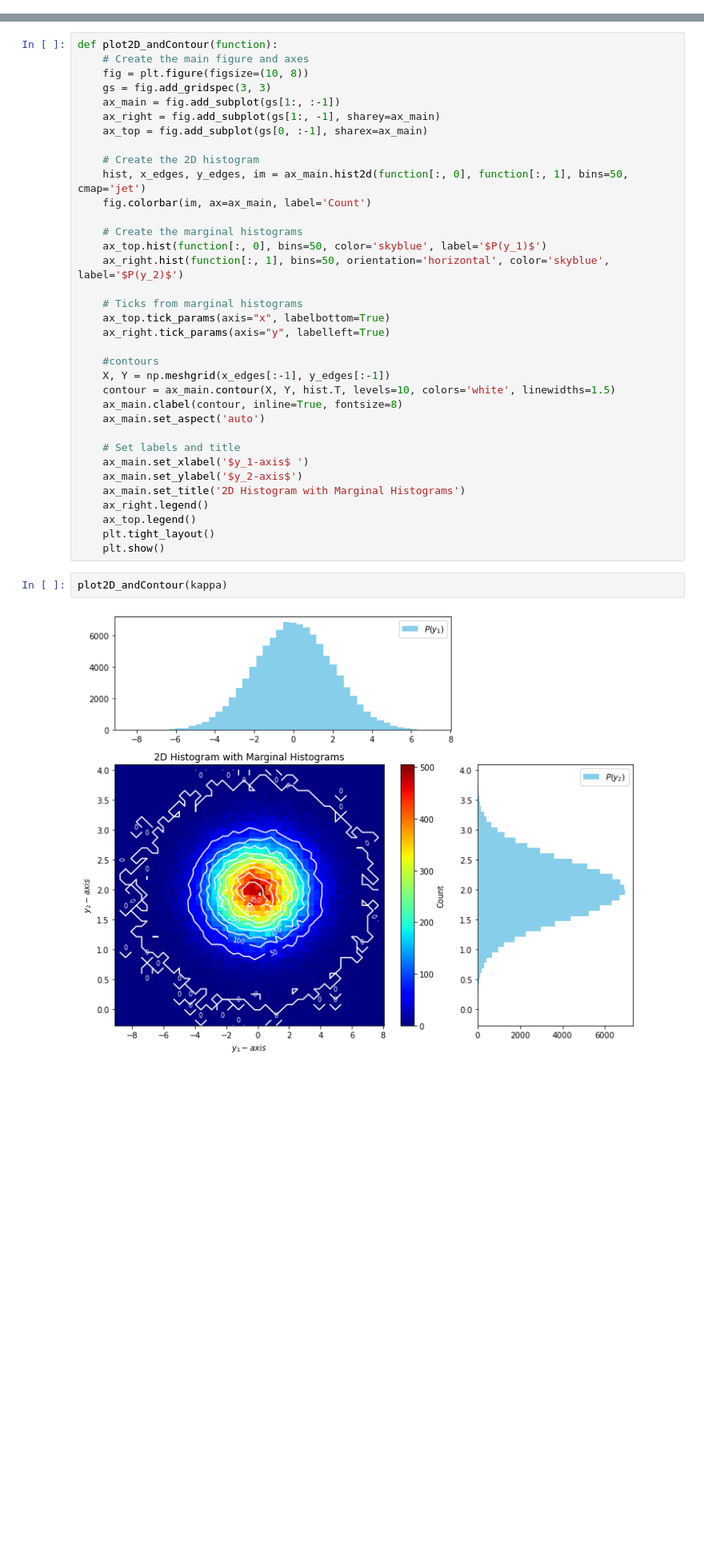
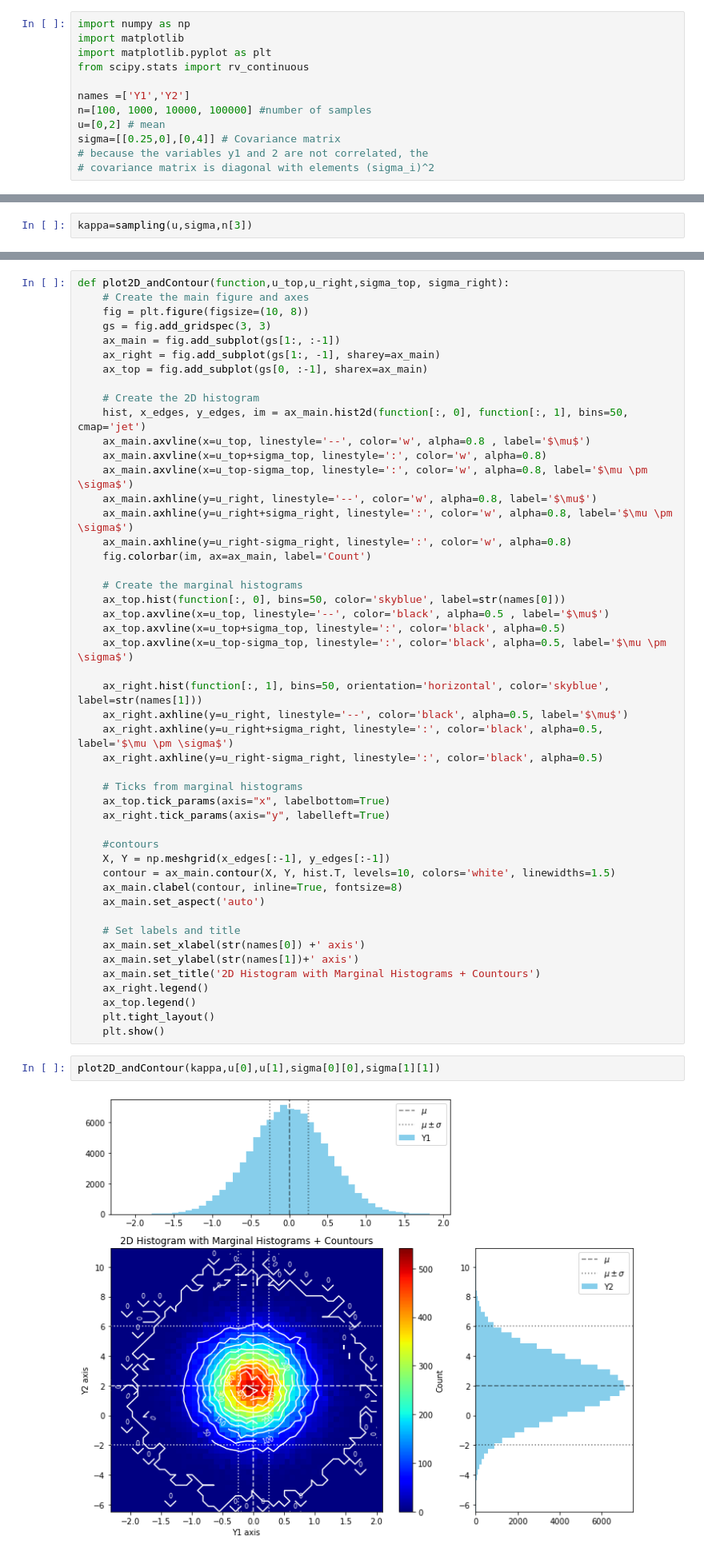
Before and after one commit to dianalopez507/master-bonn-stat-methods, a Jupyter notebook: Ex.2/Final/Draft_MAINVersion_Stat_P02_Marek_Yanhanle_Diana.ipynb, the cells around one changed output, grey strips where cells are left out. Shown: that part at 80% size. Cells and saved outputs as stored; diff of their text form; blank space fills up the shorter version.

```diff
--- a/Ex.2/Final/Draft_MAINVersion_Stat_P02_Marek_Yanhanle_Diana.ipynb
+++ b/Ex.2/Final/Draft_MAINVersion_Stat_P02_Marek_Yanhanle_Diana.ipynb
@@ -29,4 +29,16 @@ Finally, we acquire:
 $$P(y_1,y_2)= \frac{1}{2\pi \sigma_1 \sigma_2}e^{-\frac{(y_1-\mu_1)^2}{2\sigma_1^2}-\frac{(y_2-\mu_2)^2}{2\sigma_2^2}}  $$
 # %% [markdown]
 - (ii) Use `numpy` to draw $n$ samples of $y^i_1, y^i_2$ from this distribution. You can start with $n=100$ and see what happens if you increase $n$.
+# %%
+import numpy as np
+import matplotlib
+import matplotlib.pyplot as plt
+from scipy.stats import rv_continuous
+
+names =['Y1','Y2']
+n=[100, 1000, 10000, 100000] #number of samples
+u=[0,2] # mean
+sigma=[[0.25,0],[0,4]] # Covariance matrix
+# because the variables y1 and 2 are not correlated, the
+# covariance matrix is diagonal with elements (sigma_i)^2
 # %%
@@ -100,3 +77,5 @@ plot2D=plotting2D(kappa)
 # %% [markdown]
 Marginal plots:
+# %%
+kappa=sampling(u,sigma,n[3])
 # %%
@@ -135,7 +129,7 @@ plot2D(kappa)
 # %% [markdown]
 (iv) Use `matplotlib` to obtain a contour plot from the 2D samples. Overplot it on your 2D historgram and compare.
 # %%
-def plot2D_andContour(function):
+def plot2D_andContour(function,u_top,u_right,sigma_top, sigma_right):
     # Create the main figure and axes
     fig = plt.figure(figsize=(10, 8))
     gs = fig.add_gridspec(3, 3)
@@ -145,11 +139,24 @@ def plot2D_andContour(function):
 
     # Create the 2D histogram
     hist, x_edges, y_edges, im = ax_main.hist2d(function[:, 0], function[:, 1], bins=50, cmap='jet')
+    ax_main.axvline(x=u_top, linestyle='--', color='w', alpha=0.8 , label='$\mu$')
+    ax_main.axvline(x=u_top+sigma_top, linestyle=':', color='w', alpha=0.8)
+    ax_main.axvline(x=u_top-sigma_top, linestyle=':', color='w', alpha=0.8, label='$\mu \pm \sigma$')
+    ax_main.axhline(y=u_right, linestyle='--', color='w', alpha=0.8, label='$\mu$')
+    ax_main.axhline(y=u_right+sigma_right, linestyle=':', color='w', alpha=0.8, label='$\mu \pm \sigma$')
+    ax_main.axhline(y=u_right-sigma_right, linestyle=':', color='w', alpha=0.8)
     fig.colorbar(im, ax=ax_main, label='Count')
 
     # Create the marginal histograms
-    ax_top.hist(function[:, 0], bins=50, color='skyblue', label='$P(y_1)$')
-    ax_right.hist(function[:, 1], bins=50, orientation='horizontal', color='skyblue', label='$P(y_2)$')
+    ax_top.hist(function[:, 0], bins=50, color='skyblue', label=str(names[0]))
+    ax_top.axvline(x=u_top, linestyle='--', color='black', alpha=0.5 , label='$\mu$')
+    ax_top.axvline(x=u_top+sigma_top, linestyle=':', color='black', alpha=0.5)
+    ax_top.axvline(x=u_top-sigma_top, linestyle=':', color='black', alpha=0.5, label='$\mu \pm \sigma$')
+
+    ax_right.hist(function[:, 1], bins=50, orientation='horizontal', color='skyblue', label=str(names[1]))
+    ax_right.axhline(y=u_right, linestyle='--', color='black', alpha=0.5, label='$\mu$')
+    ax_right.axhline(y=u_right+sigma_right, linestyle=':', color='black', alpha=0.5, label='$\mu \pm \sigma$')
+    ax_right.axhline(y=u_right-sigma_right, linestyle=':', color='black', alpha=0.5)
 
     # Ticks from marginal histograms
     ax_top.tick_params(axis="x", labelbottom=True)
@@ -162,14 +169,14 @@ def plot2D_andContour(function):
     ax_main.set_aspect('auto')
 
     # Set labels and title
-    ax_main.set_xlabel('$y_1-axis$ ')
-    ax_main.set_ylabel('$y_2-axis$')
-    ax_main.set_title('2D Histogram with Marginal Histograms')
+    ax_main.set_xlabel(str(names[0]) +' axis')
+    ax_main.set_ylabel(str(names[1])+' axis')
+    ax_main.set_title('2D Histogram with Marginal Histograms + Countours')
     ax_right.legend()
     ax_top.legend()
     plt.tight_layout()
     plt.show()
 # %%
-plot2D_andContour(kappa)
+plot2D_andContour(kappa,u[0],u[1],sigma[0][0],sigma[1][1])
 # %% [output]
-[figure, old version]
+[figure, new version]
```
Also changed, not shown: parts of 29 cells of this notebook.
